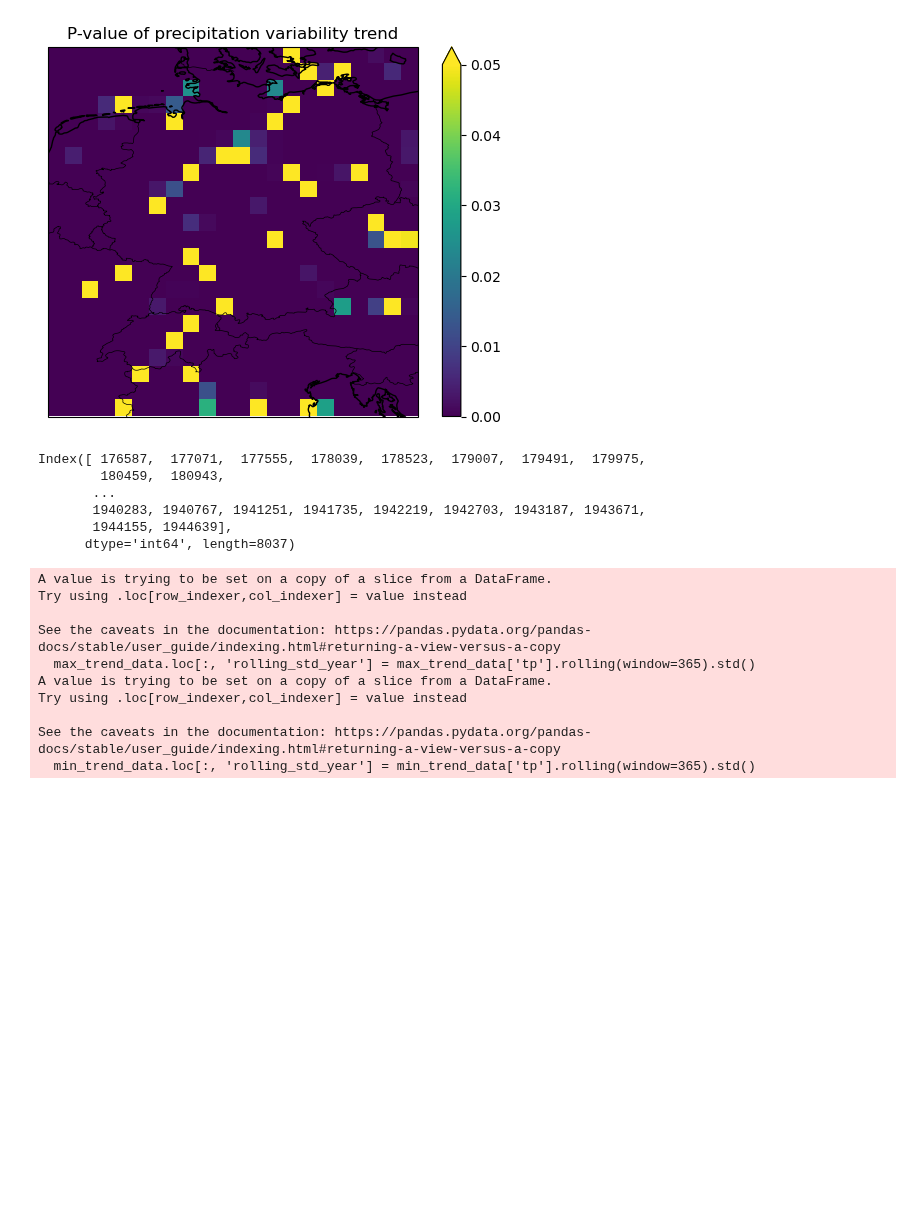
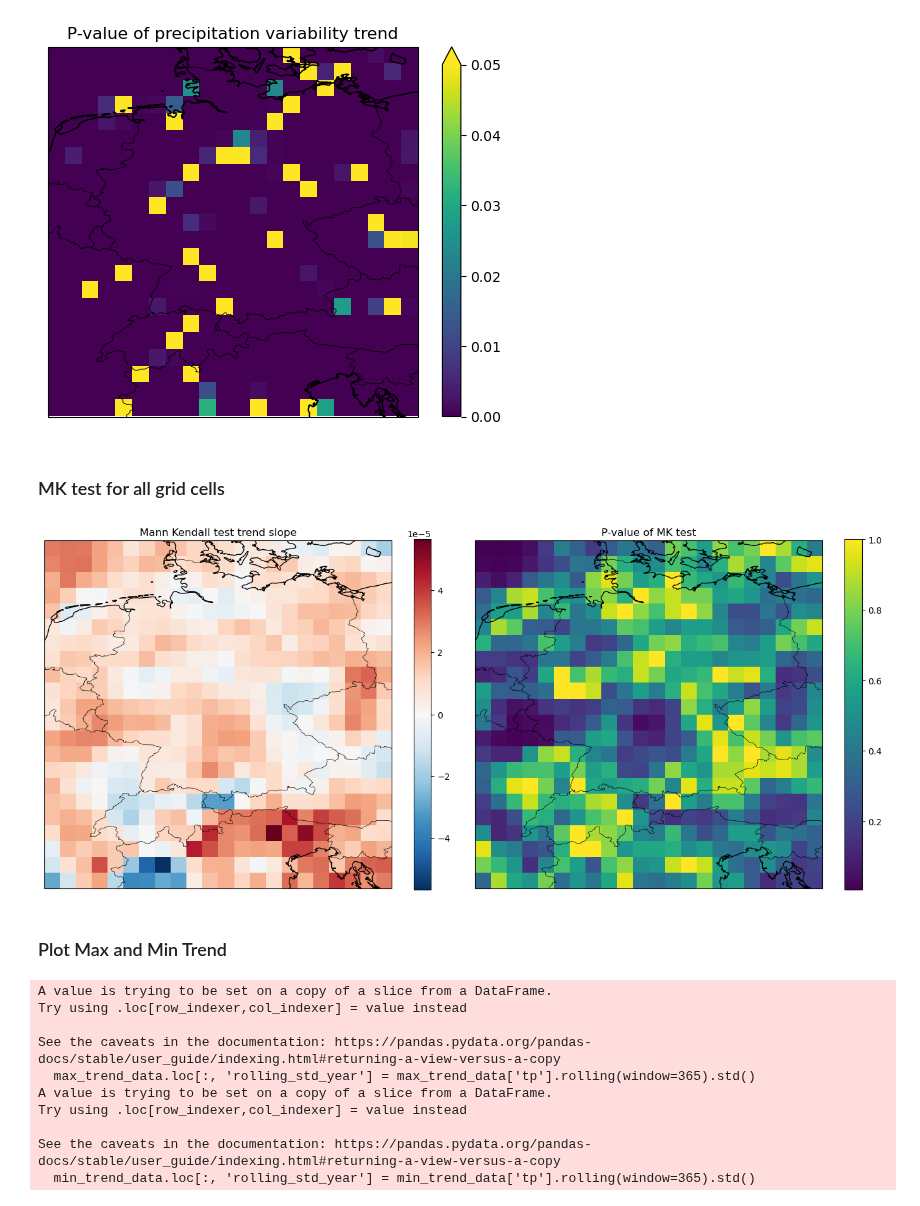
Before and after one commit to JohannaTrost/MSC24-WBM, a Jupyter notebook: analyse_existing_trends.ipynb, the cells around one changed output. Saved outputs shown, nothing was run; the diff lists cells and outputs as text; code cells hidden in the pictures; blank space fills up the shorter version.

```diff
--- a/analyse_existing_trends.ipynb
+++ b/analyse_existing_trends.ipynb
@@ -173,12 +214,5 @@ plt.ylabel('Latitude')
 plt.show()
 # %% [output]
 [figure]
-# %%
-max_trend_data.index
-# %% [output]
-Index([ 176587,  177071,  177555,  178039,  178523,  179007,  179491,  179975,
-        180459,  180943,
-       ...
-       1940283, 1940767, 1941251, 1941735, 1942219, 1942703, 1943187, 1943671,
-       1944155, 1944639],
-      dtype='int64', length=8037)
+# %% [markdown]
+### MK test for all grid cells
@@ -185,3 +262,42 @@ Index([ 176587,  177071,  177555,  178039,  178523,  179007,  179491,  179975,
+# %%
+fig, axs = plt.subplots(1, 2, subplot_kw={'projection': ccrs.PlateCarree()}, figsize=(14, 6))
+
+# Define color map for slope
+cmap_slope = plt.cm.RdBu_r
+cmap_slope.set_bad(color='gray')
+
+# Plot slope data
+data_array_slope = xr.DataArray(np.reshape(list(trends_df['slope']),(len(np.unique(trends_df['lon'])), len(np.unique(trends_df['lat'])))),
+                          coords={'lat': np.unique(trends_df['lat']), 'lon': np.unique(trends_df['lon'])},
+                          dims=['lat', 'lon'])
+norm_slope = TwoSlopeNorm(vmin=data_array_slope.min(), vcenter=0, vmax=data_array_slope.max())
+data_array_slope.plot.imshow(x='lon', y='lat', norm=norm_slope, cmap=cmap_slope, transform=ccrs.PlateCarree(), ax=axs[0])
+axs[0].set_title('Mann Kendall test trend slope')
+axs[0].set_xlabel('Longitude')
+axs[0].set_ylabel('Latitude')
+axs[0].add_feature(cfeature.BORDERS, linewidth=0.5)
+axs[0].coastlines()
+
+# Define color map for p-value
+cmap_p = plt.cm.viridis
+
+# Plot p-value data
+data_array_p = xr.DataArray(np.reshape(list(trends_df['p']),(len(np.unique(trends_df['lon'])), len(np.unique(trends_df['lat'])))),
+                          coords={'lat': np.unique(trends_df['lat']), 'lon': np.unique(trends_df['lon'])},
+                          dims=['lat', 'lon'])
+data_array_p.plot.imshow(x='lon', y='lat', cmap=cmap_p, transform=ccrs.PlateCarree(), ax=axs[1])
+axs[1].set_title('P-value of MK test')
+axs[1].set_xlabel('Longitude')
+axs[1].set_ylabel('Latitude')
+axs[1].add_feature(cfeature.BORDERS, linewidth=0.5)
+axs[1].coastlines()
+
+plt.tight_layout()
+plt.show()
+# %% [output]
+[figure, added]
+# %% [markdown]
+### Plot Max and Min Trend
 # %%
 trends_pdf = pd.DataFrame(trends_df)
 # Get the index of the maximum and minimum trend_coef values
```
Also changed, not shown: parts of 9 cells of this notebook.
